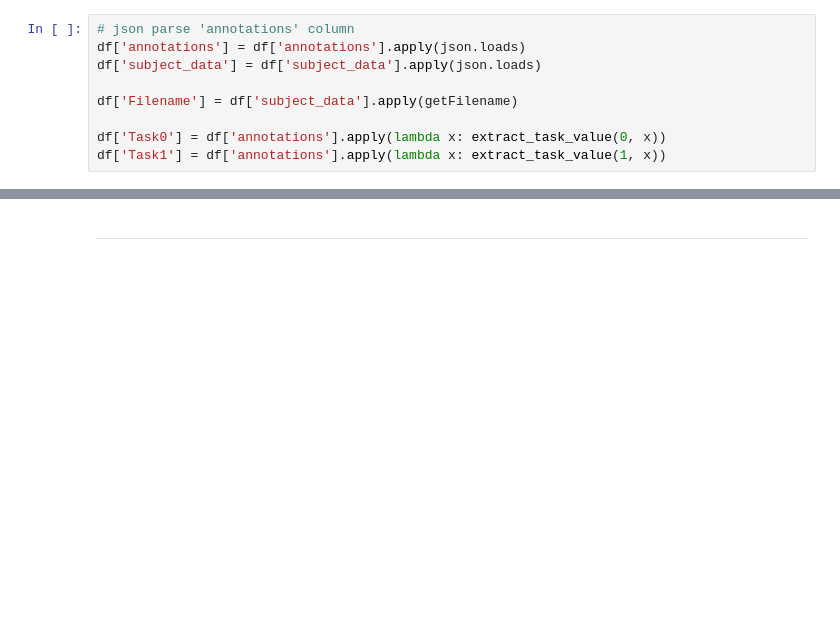
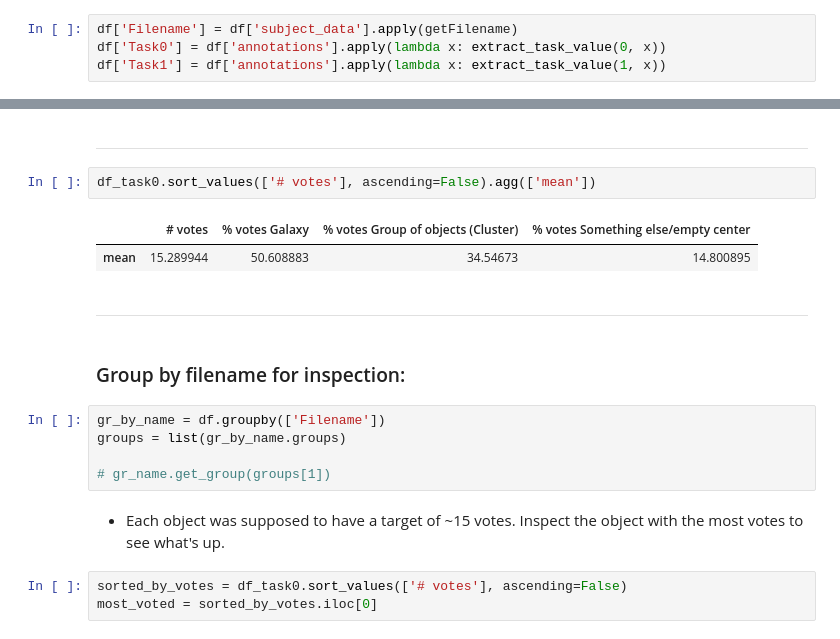
Before and after one commit to Seerden/SpaceFluff, a Jupyter notebook: SpaceFluff/sf_classify.ipynb, the cells around one changed output, grey strips where cells are left out. Saved outputs shown, nothing was run; the diff lists cells and outputs as text; blank space fills up the shorter version.

```diff
--- a/SpaceFluff/sf_classify.ipynb
+++ b/SpaceFluff/sf_classify.ipynb
@@ -43,9 +80,4 @@ def extract_task_value(task_index, row):
 # %%
-# json parse 'annotations' column
-df['annotations'] = df['annotations'].apply(json.loads)
-df['subject_data'] = df['subject_data'].apply(json.loads)
-
 df['Filename'] = df['subject_data'].apply(getFilename)
-
 df['Task0'] = df['annotations'].apply(lambda x: extract_task_value(0, x))
 df['Task1'] = df['annotations'].apply(lambda x: extract_task_value(1, x))
@@ -242,3 +273,22 @@ df_with_props[df_with_props['RA'].isnull()]
 122 rows × 10 columns
 # %% [markdown]
 ---
+# %%
+df_task0.sort_values(['# votes'], ascending=False).agg(['mean'])
+# %% [output]
+|  | # votes | % votes Galaxy | % votes Group of objects (Cluster) | % votes Something else/empty center |
+| mean | 15.289944 | 50.608883 | 34.54673 | 14.800895 |
+# %% [markdown]
+---
+# %% [markdown]
+### Group by filename for inspection:
+# %%
+gr_by_name = df.groupby(['Filename'])
+groups = list(gr_by_name.groups)
+
+# gr_name.get_group(groups[1])
+# %% [markdown]
+- Each object was supposed to have a target of ~15 votes. Inspect the object with the most votes to see what's up.
+# %%
+sorted_by_votes = df_task0.sort_values(['# votes'], ascending=False)
+most_voted = sorted_by_votes.iloc[0]
```
Also changed, not shown: parts of 38 cells of this notebook, 1 other file.
